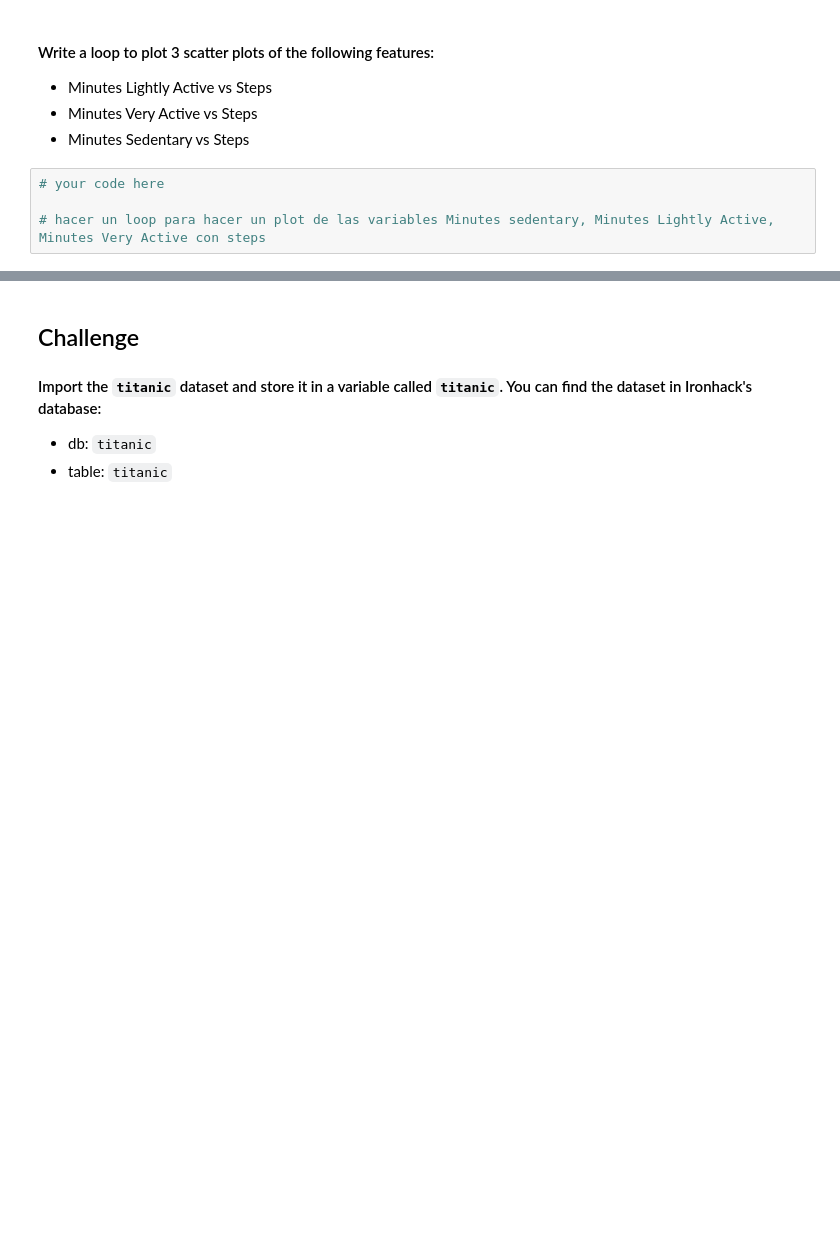
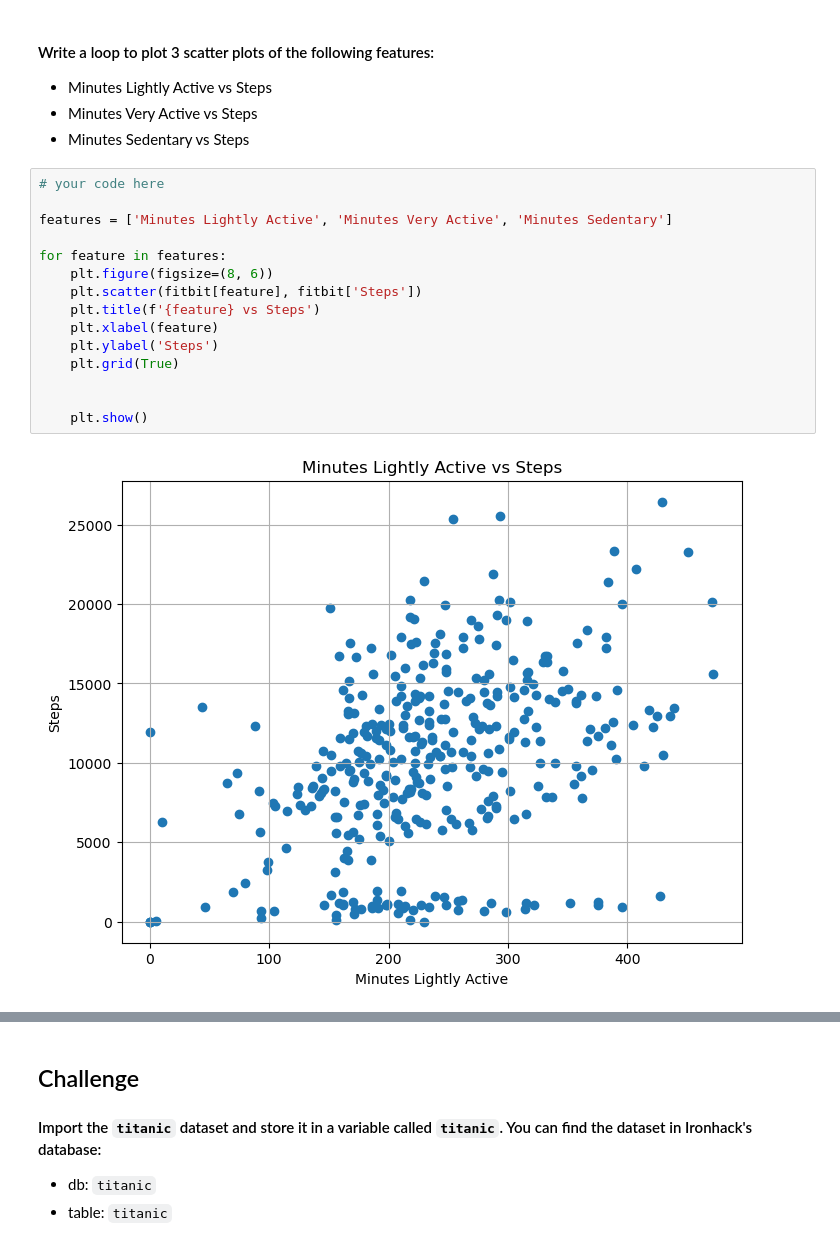
Before and after one commit to Ironhack-Data-Madrid-Octubre-2023/5.2-lab_matplotlib_seaborn, a Jupyter notebook: your-code/main.ipynb, the cells around one changed output, grey strips where cells are left out. Drawn from its saved outputs; the diff is of its cells as text; blank space fills up the shorter version.

```diff
--- a/your-code/main.ipynb
+++ b/your-code/main.ipynb
@@ -65,7 +65,20 @@ sns.barplot(x='Work_or_Weekend', y='Steps', data=fitbit, estimator=np.mean)
 * Minutes Lightly Active vs Steps
 * Minutes Very Active vs Steps
 * Minutes Sedentary vs Steps
-# %%
-# your code here
-
-# hacer un loop para hacer un plot de las variables Minutes sedentary, Minutes Lightly Active, Minutes Very Active con steps
+# %%
+# your code here
+
+features = ['Minutes Lightly Active', 'Minutes Very Active', 'Minutes Sedentary']
+
+for feature in features:
+    plt.figure(figsize=(8, 6))
+    plt.scatter(fitbit[feature], fitbit['Steps'])
+    plt.title(f'{feature} vs Steps')
+    plt.xlabel(feature)
+    plt.ylabel('Steps')
+    plt.grid(True)
+
+
+    plt.show()
+# %% [output]
+[figure, added]
```
Also changed, not shown: parts of 12 cells of this notebook.
